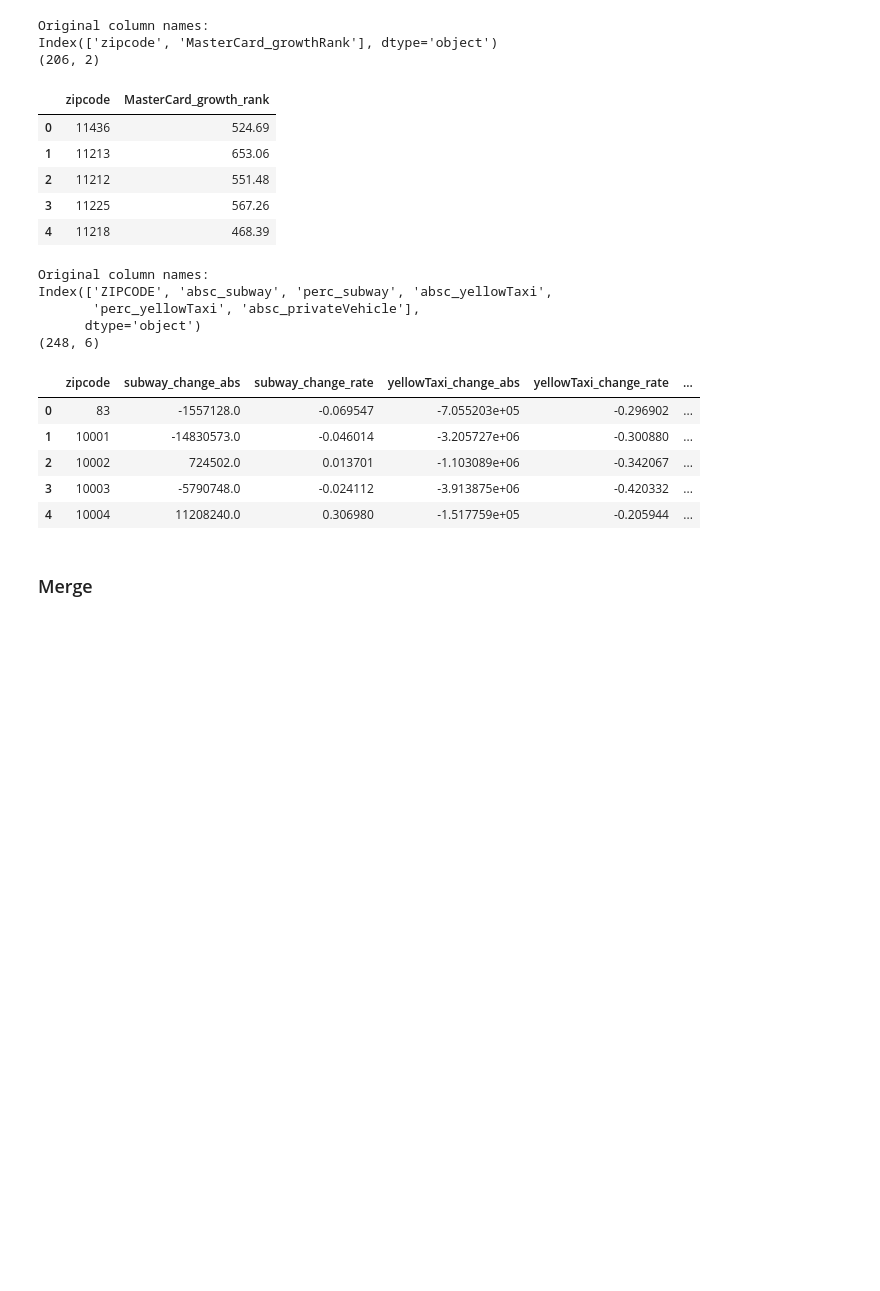
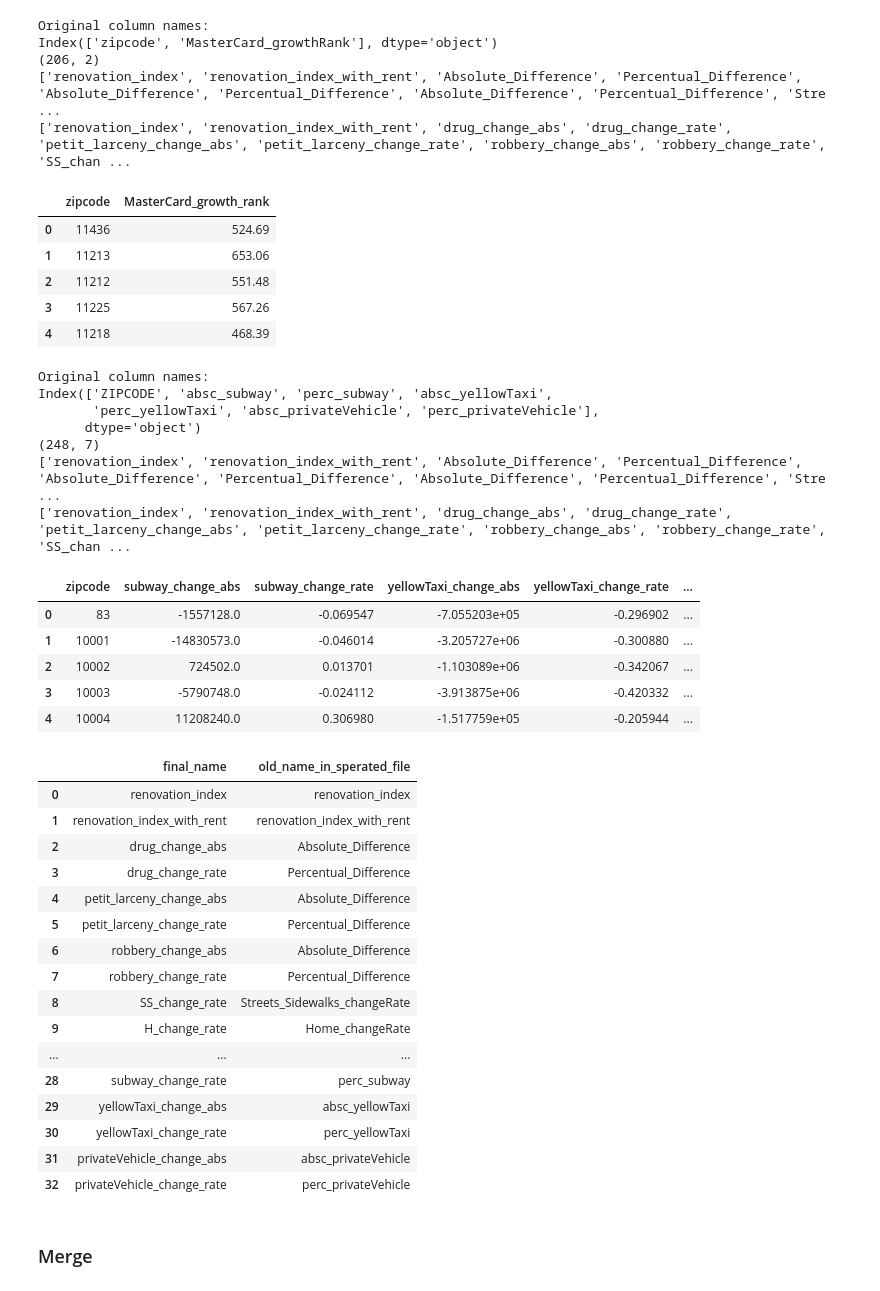
Before and after one commit to alaincr/Digital-Traces-of-Gentrification_2018-master, a Jupyter notebook: notebooks/dataMerge/dataMerge.ipynb, the cells around one changed output. Saved outputs shown, nothing was run; the diff lists cells and outputs as text; code cells hidden in the pictures; blank space fills up the shorter version.

```diff
--- a/notebooks/dataMerge/dataMerge.ipynb
+++ b/notebooks/dataMerge/dataMerge.ipynb
@@ -72,13 +202,31 @@ df4 = pd.read_csv("data/mastercardFinal.csv", index_col=0)
 print("Original column names:")
 print(df4.columns)
 print(df4.shape)
+
+old = df4.columns[1:]
+#oldlist = []
+for oldone in old:
+    oldlist.append(oldone)
+
+print(oldlist)
+
 df4.columns = ['zipcode', 'MasterCard_growth_rank']
+
+new = df4.columns[1:]
+#newlist = []
+for newone in new:
+    newlist.append(newone)
+
+print(newlist)
+
 df4['zipcode'] = df4['zipcode'].astype(str)
 df4.head()
 # %% [output]
 Original column names:
 Index(['zipcode', 'MasterCard_growthRank'], dtype='object')
 (206, 2)
+['renovation_index', 'renovation_index_with_rent', 'Absolute_Difference', 'Percentual_Difference', 'Absolute_Difference', 'Percentual_Difference', 'Absolute_Difference', 'Percentual_Difference', 'Stre ...
+['renovation_index', 'renovation_index_with_rent', 'drug_change_abs', 'drug_change_rate', 'petit_larceny_change_abs', 'petit_larceny_change_rate', 'robbery_change_abs', 'robbery_change_rate', 'SS_chan ...
 |  | zipcode | MasterCard_growth_rank |
 | 0 | 11436 | 524.69 |
 | 1 | 11213 | 653.06 |
@@ -90,19 +238,61 @@ df5 = pd.read_csv("data/privateVehicle_subway_change.csv", index_col=0)
 print("Original column names:")
 print(df5.columns)
 print(df5.shape)
+
+old = df5.columns[1:]
+#oldlist = []
+for oldone in old:
+    oldlist.append(oldone)
+
+print(oldlist)
+
 df5.columns = ['zipcode', 'subway_change_abs', 'subway_change_rate', 'yellowTaxi_change_abs',
-               'yellowTaxi_change_rate', 'privateVehicle_change_abs']
+               'yellowTaxi_change_rate', 'privateVehicle_change_abs', 'privateVehicle_change_rate']
+
+new = df5.columns[1:]
+#newlist = []
+for newone in new:
+    newlist.append(newone)
+
+print(newlist)
+
 df5['zipcode'] = df5['zipcode'].astype(str)
 df5.head()
 # %% [output]
 Original column names:
 Index(['ZIPCODE', 'absc_subway', 'perc_subway', 'absc_yellowTaxi',
-       'perc_yellowTaxi', 'absc_privateVehicle'],
+       'perc_yellowTaxi', 'absc_privateVehicle', 'perc_privateVehicle'],
       dtype='object')
-(248, 6)
+(248, 7)
+['renovation_index', 'renovation_index_with_rent', 'Absolute_Difference', 'Percentual_Difference', 'Absolute_Difference', 'Percentual_Difference', 'Absolute_Difference', 'Percentual_Difference', 'Stre ...
+['renovation_index', 'renovation_index_with_rent', 'drug_change_abs', 'drug_change_rate', 'petit_larceny_change_abs', 'petit_larceny_change_rate', 'robbery_change_abs', 'robbery_change_rate', 'SS_chan ...
 |  | zipcode | subway_change_abs | subway_change_rate | yellowTaxi_change_abs | yellowTaxi_change_rate | ... |
 | 0 | 83 | -1557128.0 | -0.069547 | -7.055203e+05 | -0.296902 | ... |
 | 1 | 10001 | -14830573.0 | -0.046014 | -3.205727e+06 | -0.300880 | ... |
 | 2 | 10002 | 724502.0 | 0.013701 | -1.103089e+06 | -0.342067 | ... |
 | 3 | 10003 | -5790748.0 | -0.024112 | -3.913875e+06 | -0.420332 | ... |
 | 4 | 10004 | 11208240.0 | 0.306980 | -1.517759e+05 | -0.205944 | ... |
+# %%
+name_list = pd.DataFrame(
+    {'old_name_in_sperated_file': oldlist,
+     'final_name': newlist
+    })
+name_list
+# %% [output]
+|  | final_name | old_name_in_sperated_file |
+| 0 | renovation_index | renovation_index |
+| 1 | renovation_index_with_rent | renovation_index_with_rent |
+| 2 | drug_change_abs | Absolute_Difference |
+| 3 | drug_change_rate | Percentual_Difference |
+| 4 | petit_larceny_change_abs | Absolute_Difference |
+| 5 | petit_larceny_change_rate | Percentual_Difference |
+| 6 | robbery_change_abs | Absolute_Difference |
+| 7 | robbery_change_rate | Percentual_Difference |
+| 8 | SS_change_rate | Streets_Sidewalks_changeRate |
+| 9 | H_change_rate | Home_changeRate |
+| ... | ... | ... |
+| 28 | subway_change_rate | perc_subway |
+| 29 | yellowTaxi_change_abs | absc_yellowTaxi |
+| 30 | yellowTaxi_change_rate | perc_yellowTaxi |
+| 31 | privateVehicle_change_abs | absc_privateVehicle |
+| 32 | privateVehicle_change_rate | perc_privateVehicle |
```
Also changed, not shown: parts of 10 cells of this notebook, 1 other file.
